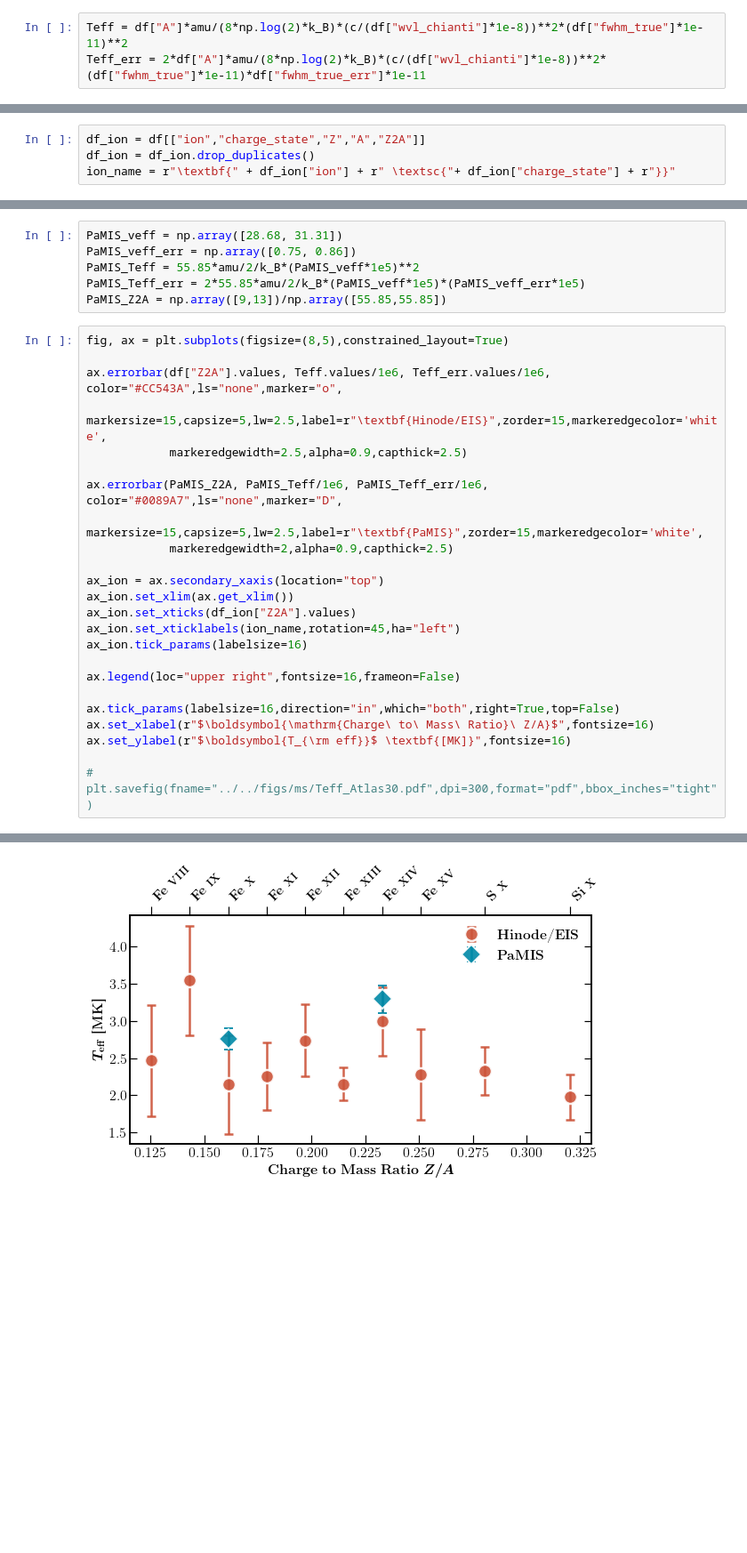
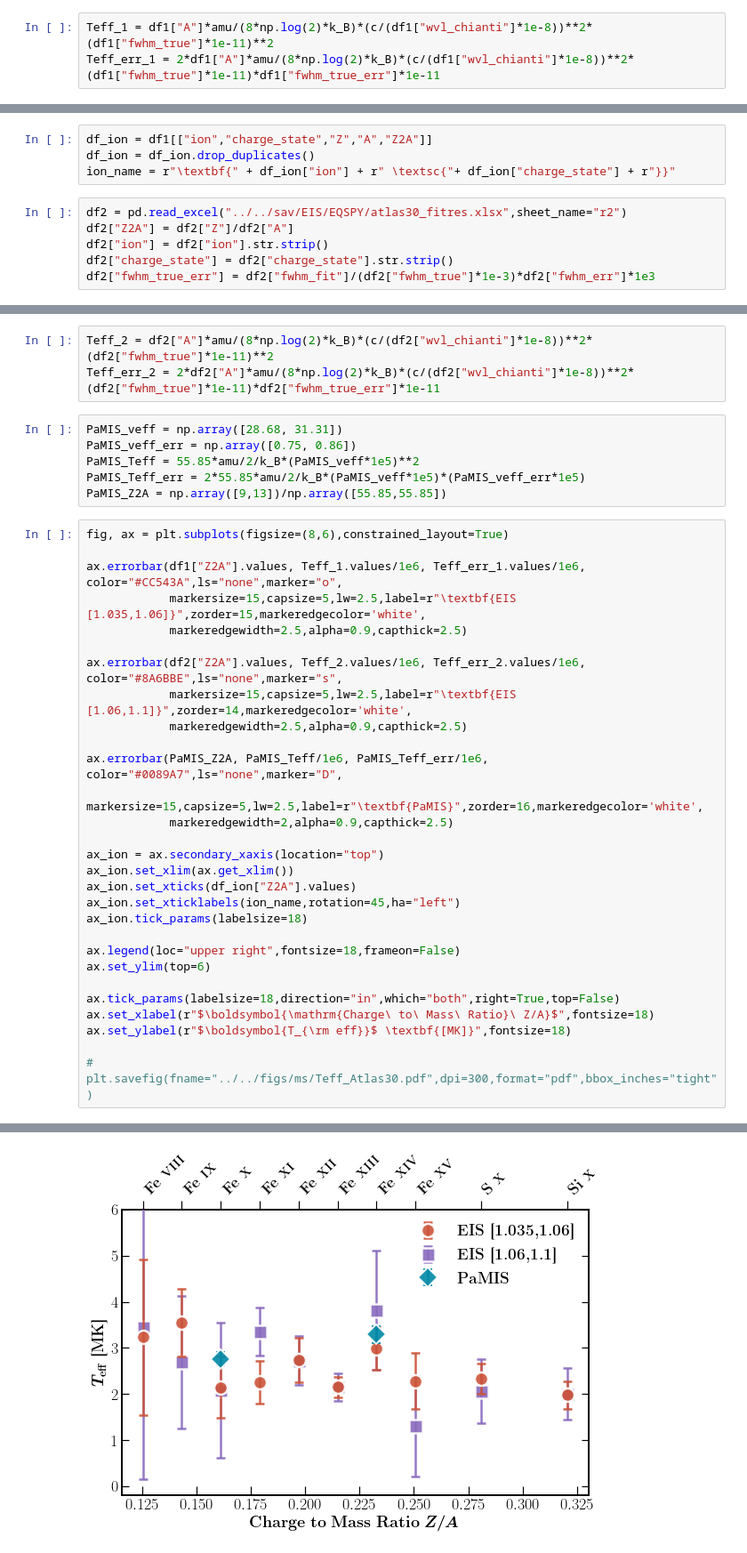
Before and after one commit to yjzhu-solar/Eclipse2017, a Jupyter notebook: ipynb/eis/atlas30_pamis_teff.ipynb, the cells around one changed output, grey strips where cells are left out. Shown at 89% size. Cells and saved outputs as stored; diff of their text form; blank space fills up the shorter version.

```diff
--- a/ipynb/eis/atlas30_pamis_teff.ipynb
+++ b/ipynb/eis/atlas30_pamis_teff.ipynb
@@ -49,3 +49,3 @@ line_name = df["ion"] + r" \textsc{"+ df["charge_state"] + r"}"
 # %%
-Teff = df["A"]*amu/(8*np.log(2)*k_B)*(c/(df["wvl_chianti"]*1e-8))**2*(df["fwhm_true"]*1e-11)**2
-Teff_err = 2*df["A"]*amu/(8*np.log(2)*k_B)*(c/(df["wvl_chianti"]*1e-8))**2*(df["fwhm_true"]*1e-11)*df["fwhm_true_err"]*1e-11
+Teff_1 = df1["A"]*amu/(8*np.log(2)*k_B)*(c/(df1["wvl_chianti"]*1e-8))**2*(df1["fwhm_true"]*1e-11)**2
+Teff_err_1 = 2*df1["A"]*amu/(8*np.log(2)*k_B)*(c/(df1["wvl_chianti"]*1e-8))**2*(df1["fwhm_true"]*1e-11)*df1["fwhm_true_err"]*1e-11
@@ -58,4 +52,10 @@ array([661531.46797273, 747431.78243224, 457303.79169982, 484207.1221267 ,
 # %%
-df_ion = df[["ion","charge_state","Z","A","Z2A"]]
+df_ion = df1[["ion","charge_state","Z","A","Z2A"]]
 df_ion = df_ion.drop_duplicates()
 ion_name = r"\textbf{" + df_ion["ion"] + r" \textsc{"+ df_ion["charge_state"] + r"}}"
+# %%
+df2 = pd.read_excel("../../sav/EIS/EQSPY/atlas30_fitres.xlsx",sheet_name="r2")
+df2["Z2A"] = df2["Z"]/df2["A"]
+df2["ion"] = df2["ion"].str.strip()
+df2["charge_state"] = df2["charge_state"].str.strip()
+df2["fwhm_true_err"] = df2["fwhm_fit"]/(df2["fwhm_true"]*1e-3)*df2["fwhm_err"]*1e3
@@ -62,3 +76,6 @@ ion_name = r"\textbf{" + df_ion["ion"] + r" \textsc{"+ df_ion["charge_state"] +
+# %%
+Teff_2 = df2["A"]*amu/(8*np.log(2)*k_B)*(c/(df2["wvl_chianti"]*1e-8))**2*(df2["fwhm_true"]*1e-11)**2
+Teff_err_2 = 2*df2["A"]*amu/(8*np.log(2)*k_B)*(c/(df2["wvl_chianti"]*1e-8))**2*(df2["fwhm_true"]*1e-11)*df2["fwhm_true_err"]*1e-11
 # %%
 PaMIS_veff = np.array([28.68, 31.31])
 PaMIS_veff_err = np.array([0.75, 0.86])
@@ -66,27 +83,32 @@ PaMIS_Teff = 55.85*amu/2/k_B*(PaMIS_veff*1e5)**2
 PaMIS_Teff_err = 2*55.85*amu/2/k_B*(PaMIS_veff*1e5)*(PaMIS_veff_err*1e5)
 PaMIS_Z2A = np.array([9,13])/np.array([55.85,55.85])
 # %%
-fig, ax = plt.subplots(figsize=(8,5),constrained_layout=True)
+fig, ax = plt.subplots(figsize=(8,6),constrained_layout=True)
 
-ax.errorbar(df["Z2A"].values, Teff.values/1e6, Teff_err.values/1e6, color="#CC543A",ls="none",marker="o",
-            markersize=15,capsize=5,lw=2.5,label=r"\textbf{Hinode/EIS}",zorder=15,markeredgecolor='white',
+ax.errorbar(df1["Z2A"].values, Teff_1.values/1e6, Teff_err_1.values/1e6, color="#CC543A",ls="none",marker="o",
+            markersize=15,capsize=5,lw=2.5,label=r"\textbf{EIS [1.035,1.06]}",zorder=15,markeredgecolor='white',
+            markeredgewidth=2.5,alpha=0.9,capthick=2.5)
+
+ax.errorbar(df2["Z2A"].values, Teff_2.values/1e6, Teff_err_2.values/1e6, color="#8A6BBE",ls="none",marker="s",
+            markersize=15,capsize=5,lw=2.5,label=r"\textbf{EIS [1.06,1.1]}",zorder=14,markeredgecolor='white',
             markeredgewidth=2.5,alpha=0.9,capthick=2.5)
 
 ax.errorbar(PaMIS_Z2A, PaMIS_Teff/1e6, PaMIS_Teff_err/1e6, color="#0089A7",ls="none",marker="D",
-            markersize=15,capsize=5,lw=2.5,label=r"\textbf{PaMIS}",zorder=15,markeredgecolor='white',
+            markersize=15,capsize=5,lw=2.5,label=r"\textbf{PaMIS}",zorder=16,markeredgecolor='white',
             markeredgewidth=2,alpha=0.9,capthick=2.5)
 
 ax_ion = ax.secondary_xaxis(location="top")
 ax_ion.set_xlim(ax.get_xlim())
 ax_ion.set_xticks(df_ion["Z2A"].values)
 ax_ion.set_xticklabels(ion_name,rotation=45,ha="left")
-ax_ion.tick_params(labelsize=16)
+ax_ion.tick_params(labelsize=18)
 
-ax.legend(loc="upper right",fontsize=16,frameon=False)
+ax.legend(loc="upper right",fontsize=18,frameon=False)
+ax.set_ylim(top=6)
 
-ax.tick_params(labelsize=16,direction="in",which="both",right=True,top=False)
-ax.set_xlabel(r"$\boldsymbol{\mathrm{Charge\ to\ Mass\ Ratio}\ Z/A}$",fontsize=16)
-ax.set_ylabel(r"$\boldsymbol{T_{\rm eff}}$ \textbf{[MK]}",fontsize=16)
+ax.tick_params(labelsize=18,direction="in",which="both",right=True,top=False)
+ax.set_xlabel(r"$\boldsymbol{\mathrm{Charge\ to\ Mass\ Ratio}\ Z/A}$",fontsize=18)
+ax.set_ylabel(r"$\boldsymbol{T_{\rm eff}}$ \textbf{[MK]}",fontsize=18)
 
 # plt.savefig(fname="../../figs/ms/Teff_Atlas30.pdf",dpi=300,format="pdf",bbox_inches="tight")
 # %% [output]
@@ -93 +116 @@ ax.set_ylabel(r"$\boldsymbol{T_{\rm eff}}$ \textbf{[MK]}",fontsize=16)
-[figure, old version]
+[figure, new version]
```
Also changed, not shown: parts of 6 cells of this notebook, 6 other files.
